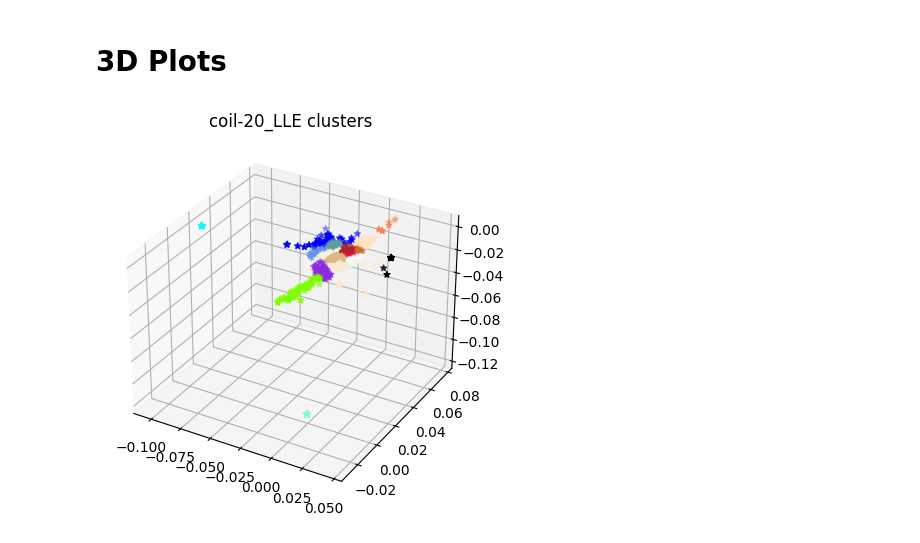
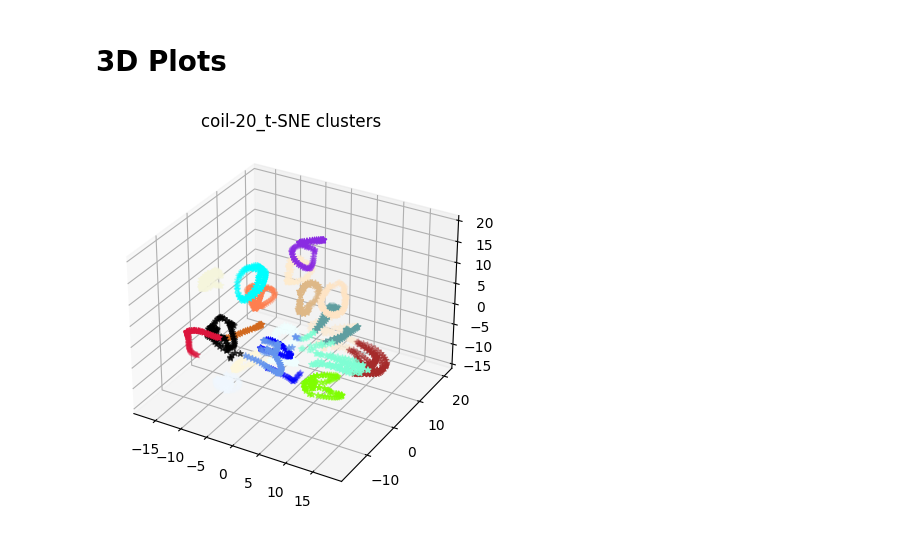
Before and after one commit to gustavochavari/curvature-based-isomap, a Jupyter notebook: experiments/other_datasets.ipynb, the cells around one changed output. Drawn from its saved outputs; the diff is of its cells as text; code cells hidden in the pictures.

```diff
--- a/experiments/other_datasets.ipynb
+++ b/experiments/other_datasets.ipynb
@@ -634,7 +633,16 @@ def PlotaDados3D(dados, labels, metodo):
     nome_arquivo = f'images/{metodo}_gmm.png'
     plt.savefig(nome_arquivo)
     plt.show()
-# %%
-PlotaDados3D(LLE_data.T,L_LLE['GMM']['labels'],'coil-20_LLE')
-# %% [output]
-[figure, removed]
+# %%
+pca = PCA(n_components=100)
+dados_pca = pca.fit_transform(coil_20['data'])
+# %%
+model = TSNE(n_components=3)
+# %%
+tsne_data = model.fit_transform(dados_pca)
+# %%
+labels_gmm = GaussianMixture(n_components=20, random_state=42).fit_predict(tsne_data)
+# %%
+PlotaDados3D(tsne_data,labels_gmm,'coil-20_t-SNE')
+# %% [output]
+[figure, added]
```
Also changed, not shown: parts of 4 cells of this notebook, 2 other files.
